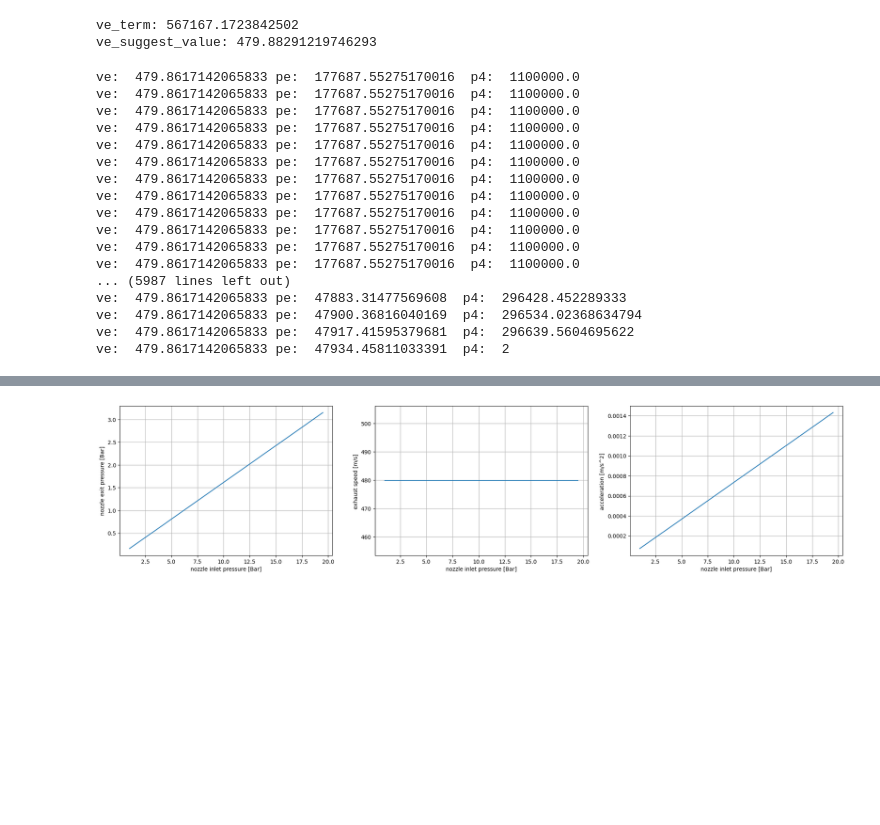
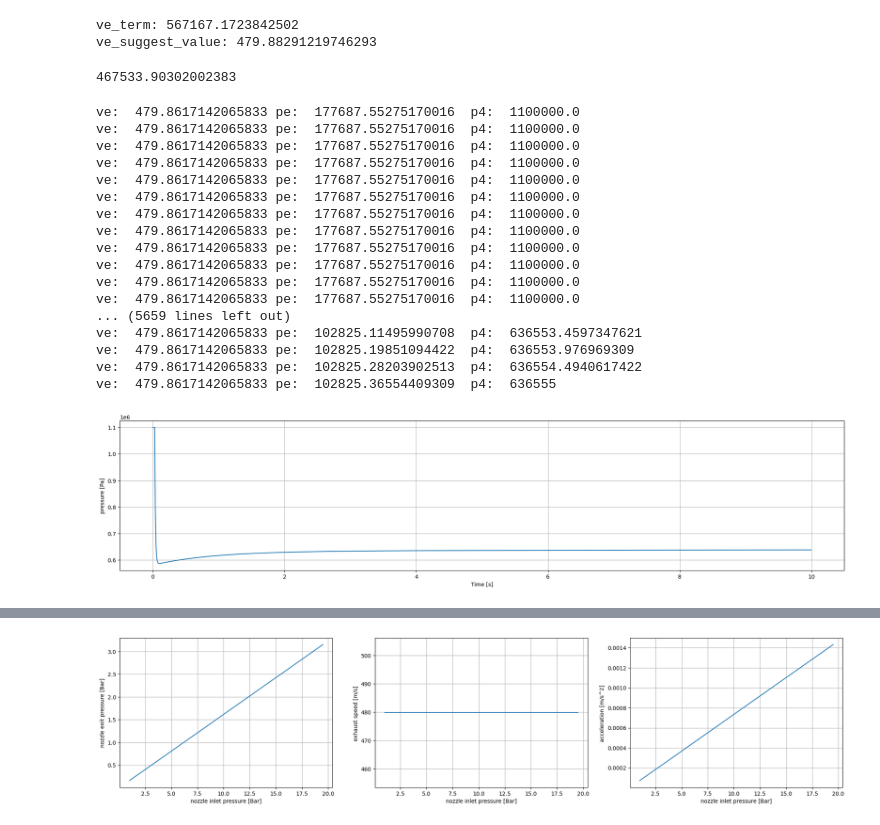
Before and after one commit to Pljwachs/Control-and-Simulation-of-Rocket-Hopper, a Jupyter notebook: src/RK4_validation.ipynb, the cells around one changed output, grey strips where cells are left out. Cells and saved outputs as stored; diff of their text form; code cells hidden in the pictures; blank space fills up the shorter version.

```diff
--- a/src/RK4_validation.ipynb
+++ b/src/RK4_validation.ipynb
@@ -269,21 +270,32 @@ def stateupdate(t,h,motion):
 # %% [output]
 ve_term: 567167.1723842502
 ve_suggest_value: 479.88291219746293
+# %%
+# pressure command to counter the gravity
+loc=A_throat/(np.sqrt(T_4*R/(M*gamma)))*np.power((gamma+1)/2,-(gamma+1)/(2*(gamma-1)))
+
+mdot_g=g*m_hop/ve_suggest_val
+p_grav=mdot_g/loc
+
+print(p_grav)
+# %% [output]
+467533.90302002383
 # %%
 # Main iteration loop
 motion_ti=motion_t0
-
+p4n_t[0]=0.0
 
 for ti in range(len(time)):
     #
     t=time[ti]
 
     # calculte the new value (RK4/Algebraic update)
-    motion_ti,md4n_ti=stateupdate(t,h,motion_ti)
+    motion_ti,md4n_ti,p4n_ti=stateupdate(t,h,motion_ti)
 
     #store the step
     motion_t[:,ti]=motion_ti
     md4n_t[ti]=md4n_ti
+    p4n_t[ti]=p4n_ti
 
     prev_pose=motion_t[0,ti-1] if ti>0 else x_t0
 
@@ -304,11 +316,19 @@ ve:  479.8617142065833 pe:  177687.55275170016  p4:  1100000.0
 ve:  479.8617142065833 pe:  177687.55275170016  p4:  1100000.0
 ve:  479.8617142065833 pe:  177687.55275170016  p4:  1100000.0
 ve:  479.8617142065833 pe:  177687.55275170016  p4:  1100000.0
-... (5987 lines left out)
-ve:  479.8617142065833 pe:  47883.31477569608  p4:  296428.452289333
-ve:  479.8617142065833 pe:  47900.36816040169  p4:  296534.02368634794
-ve:  479.8617142065833 pe:  47917.41595379681  p4:  296639.5604695622
-ve:  479.8617142065833 pe:  47934.45811033391  p4:  2
+... (5659 lines left out)
+ve:  479.8617142065833 pe:  102825.11495990708  p4:  636553.4597347621
+ve:  479.8617142065833 pe:  102825.19851094422  p4:  636553.976969309
+ve:  479.8617142065833 pe:  102825.28203902513  p4:  636554.4940617422
+ve:  479.8617142065833 pe:  102825.36554409309  p4:  636555
+# %%
+plt.figure(figsize=(24,5))
+plt.plot(time[:-1], p4n_t[:-1])
+plt.xlabel('Time [s]')
+plt.ylabel('pressure [Pa]')
+plt.grid()
+# %% [output]
+[figure, added]
 # %%
 plt.figure(figsize=(24,5))
 plt.plot(time[:-1], md4n_t[:-1], label='x')
```
Also changed, not shown: parts of 7 cells of this notebook.
